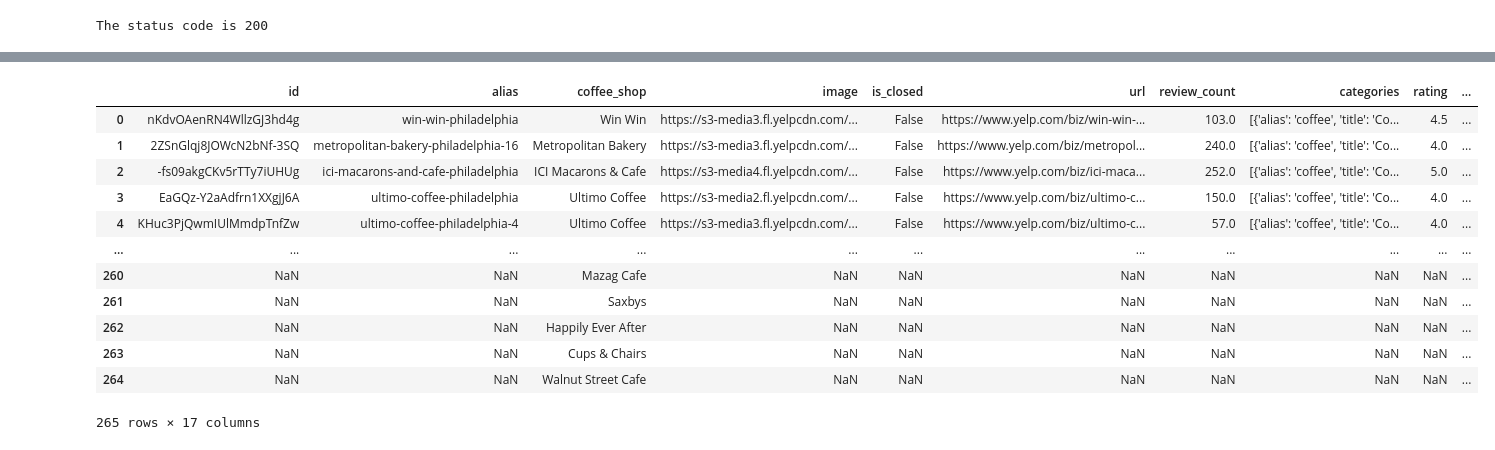
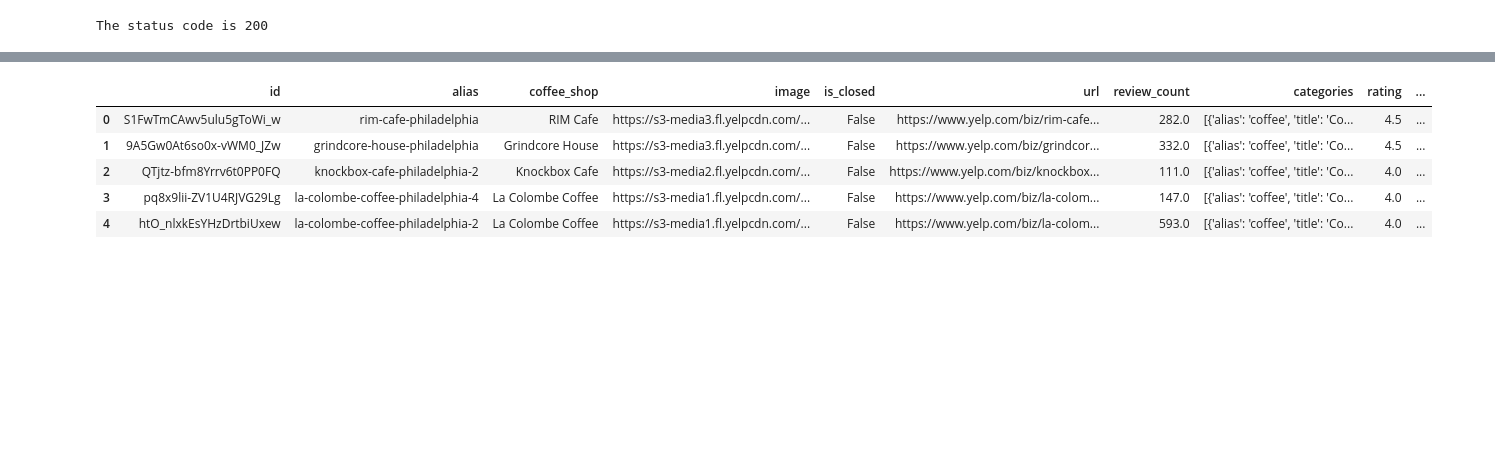
Before and after one commit to miketyburczy/etl-project, a Jupyter notebook: coffee_etl.ipynb, the cells around one changed output, grey strips where cells are left out. Saved outputs shown, nothing was run; the diff lists cells and outputs as text; code cells hidden in the pictures; blank space fills up the shorter version.

```diff
--- a/coffee_etl.ipynb
+++ b/coffee_etl.ipynb
@@ -184,5 +225,32 @@ yellowpagesdf4
+# %%
+response = requests.get('https://www.yellowpages.com/search?search_terms=coffee%20shops&geo_location_terms=Philadelphia%2C%20PA&page=8',headers=headers)
+soup = BeautifulSoup(response.text, 'html.parser')
+business_name8 = []
+badges8 = []
+for names in soup.findAll('div',{'class':'search-results organic'}):
+    for name in names.findAll('a',{'class':'business-name'}):
+        business_name8.append(name.span.text.strip())
+for name in soup.findAll('div',{'class':'v-card','class': 'locality'}):
+        badges8.append(name.text.strip())
+yellowpagesdf8 = pd.DataFrame(
+    {'business_name': business_name8,
+     'badges': badges8,
+    })
+# %%
+response = requests.get('https://www.yellowpages.com/search?search_terms=coffee%20shops&geo_location_terms=Philadelphia%2C%20PA&page=9',headers=headers)
+soup = BeautifulSoup(response.text, 'html.parser')
+business_name9 = []
+badges9 = []
+for names in soup.findAll('div',{'class':'search-results organic'}):
+    for name in names.findAll('a',{'class':'business-name'}):
+        business_name9.append(name.span.text.strip())
+for name in soup.findAll('div',{'class':'v-card','class': 'locality'}):
+        badges9.append(name.text.strip())
+yellowpagesdf9 = pd.DataFrame(
+    {'business_name': business_name9,
+     'badges': badges9,
+    })
 # %%
-coffee_yp_df = pd.concat([yellowpagesdf, yellowpagesdf2, yellowpagesdf3, yellowpagesdf4])
-coffee_yp_df
+coffee_yp_df = pd.concat([yellowpagesdf, yellowpagesdf2, yellowpagesdf3, yellowpagesdf4, yellowpagesdf5, yellowpagesdf6, yellowpagesdf7, yellowpagesdf8, yellowpagesdf9])
 # %% [output]
 |  | business_name | badges |
@@ -239,5 +271,5 @@ coffee_shop
 # %%
-api_key = "_ZvJDgfEQCx2JvN0UYz1gFPG9Qvw8OlCY2dS770FcxHT9PsAPEh1DHf2h2_5keSpo2tXm7sAB6A1cqPbn9UTJ72mKVzAWIwkoLCTtqLNTyzLgNRb_1iqM7b3bwuCYHYx"
+api_key = "API KEY HERE"
 
 headers = {'Authorization': 'Bearer %s' % api_key}
 # %%
@@ -442,18 +409,11 @@ coffee_comb_df
 # %%
 combined_df = pd.merge(coffee_comb_df, coffee_yp_df, on='coffee_shop', how='outer')
 # %%
-combined_df
+combined_df.head()
 # %% [output]
 |  | id | alias | coffee_shop | image | is_closed | url | review_count | categories | rating | ... |
-| 0 | nKdvOAenRN4WllzGJ3hd4g | win-win-philadelphia | Win Win | https://s3-media3.fl.yelpcdn.com/... | False | https://www.yelp.com/biz/win-win-... | 103.0 | [{'alias': 'coffee', 'title': 'Co... | 4.5 | ... |
-| 1 | 2ZSnGlqj8JOWcN2bNf-3SQ | metropolitan-bakery-philadelphia-16 | Metropolitan Bakery | https://s3-media3.fl.yelpcdn.com/... | False | https://www.yelp.com/biz/metropol... | 240.0 | [{'alias': 'coffee', 'title': 'Co... | 4.0 | ... |
-| 2 | -fs09akgCKv5rTTy7iUHUg | ici-macarons-and-cafe-philadelphia | ICI Macarons & Cafe | https://s3-media4.fl.yelpcdn.com/... | False | https://www.yelp.com/biz/ici-maca... | 252.0 | [{'alias': 'coffee', 'title': 'Co... | 5.0 | ... |
-| 3 | EaGQz-Y2aAdfrn1XXgjJ6A | ultimo-coffee-philadelphia | Ultimo Coffee | https://s3-media2.fl.yelpcdn.com/... | False | https://www.yelp.com/biz/ultimo-c... | 150.0 | [{'alias': 'coffee', 'title': 'Co... | 4.0 | ... |
-| 4 | KHuc3PjQwmIUlMmdpTnfZw | ultimo-coffee-philadelphia-4 | Ultimo Coffee | https://s3-media3.fl.yelpcdn.com/... | False | https://www.yelp.com/biz/ultimo-c... | 57.0 | [{'alias': 'coffee', 'title': 'Co... | 4.0 | ... |
-| ... | ... | ... | ... | ... | ... | ... | ... | ... | ... | ... |
-| 260 | NaN | NaN | Mazag Cafe | NaN | NaN | NaN | NaN | NaN | NaN | ... |
-| 261 | NaN | NaN | Saxbys | NaN | NaN | NaN | NaN | NaN | NaN | ... |
-| 262 | NaN | NaN | Happily Ever After | NaN | NaN | NaN | NaN | NaN | NaN | ... |
-| 263 | NaN | NaN | Cups & Chairs | NaN | NaN | NaN | NaN | NaN | NaN | ... |
-| 264 | NaN | NaN | Walnut Street Cafe | NaN | NaN | NaN | NaN | NaN | NaN | ... |
+| 0 | S1FwTmCAwv5ulu5gToWi_w | rim-cafe-philadelphia | RIM Cafe | https://s3-media3.fl.yelpcdn.com/... | False | https://www.yelp.com/biz/rim-cafe... | 282.0 | [{'alias': 'coffee', 'title': 'Co... | 4.5 | ... |
+| 1 | 9A5Gw0At6so0x-vWM0_JZw | grindcore-house-philadelphia | Grindcore House | https://s3-media3.fl.yelpcdn.com/... | False | https://www.yelp.com/biz/grindcor... | 332.0 | [{'alias': 'coffee', 'title': 'Co... | 4.5 | ... |
+| 2 | QTjtz-bfm8Yrrv6t0PP0FQ | knockbox-cafe-philadelphia-2 | Knockbox Cafe | https://s3-media2.fl.yelpcdn.com/... | False | https://www.yelp.com/biz/knockbox... | 111.0 | [{'alias': 'coffee', 'title': 'Co... | 4.0 | ... |
+| 3 | pq8x9lii-ZV1U4RJVG29Lg | la-colombe-coffee-philadelphia-4 | La Colombe Coffee | https://s3-media1.fl.yelpcdn.com/... | False | https://www.yelp.com/biz/la-colom... | 147.0 | [{'alias': 'coffee', 'title': 'Co... | 4.0 | ... |
+| 4 | htO_nlxkEsYHzDrtbiUxew | la-colombe-coffee-philadelphia-2 | La Colombe Coffee | https://s3-media1.fl.yelpcdn.com/... | False | https://www.yelp.com/biz/la-colom... | 593.0 | [{'alias': 'coffee', 'title': 'Co... | 4.0 | ... |
-265 rows × 17 columns
```
Also changed, not shown: parts of 41 cells of this notebook, 5 other files.
